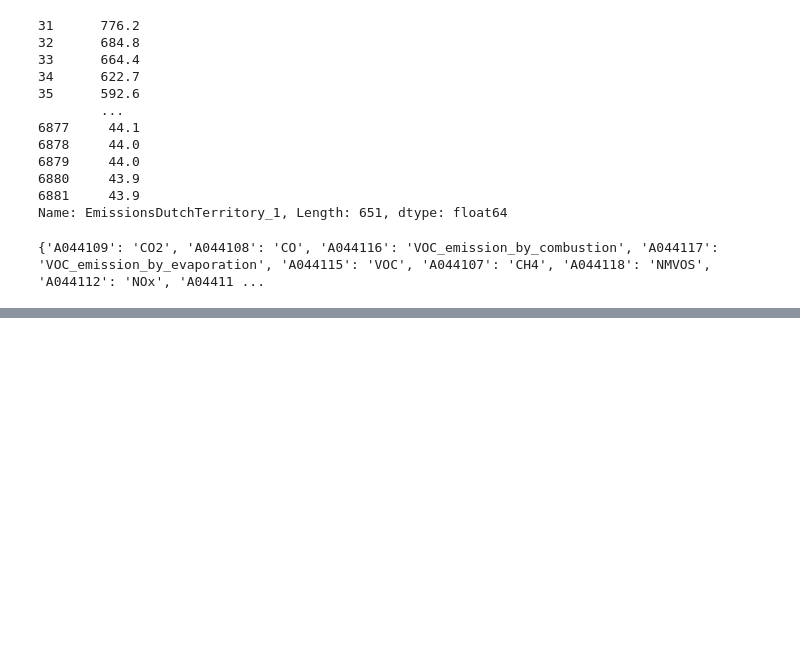
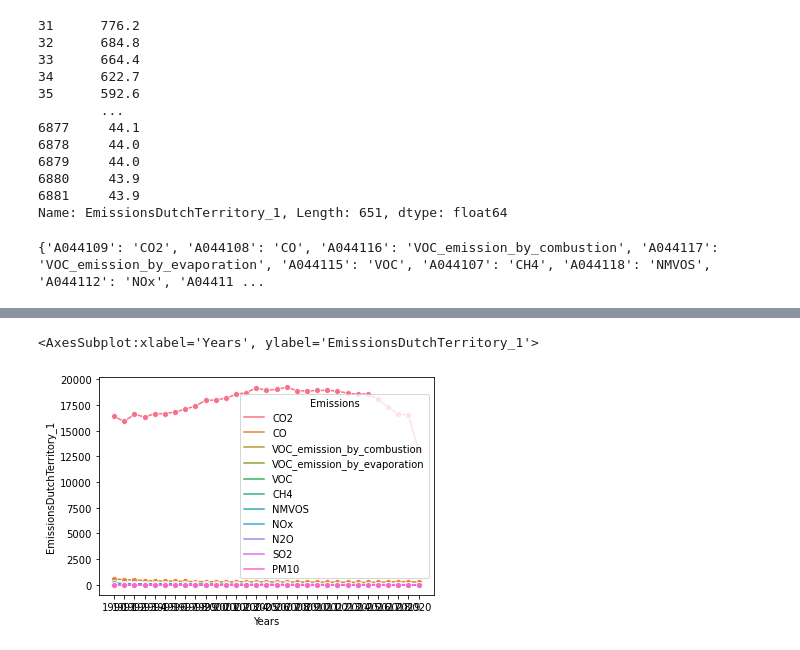
Before and after one commit to ClauCarloni/data_final_project, a Jupyter notebook: renewables_and_environment.ipynb, the cells around one changed output, grey strips where cells are left out. Saved outputs shown, nothing was run; the diff lists cells and outputs as text; code cells hidden in the pictures; blank space fills up the shorter version.

```diff
--- a/renewables_and_environment.ipynb
+++ b/renewables_and_environment.ipynb
@@ -268,4 +315 @@ depc_subset
 341 rows × 3 columns
-# %%
-depc_subset.set_index(depc_subset['Periods'])
-depc_subset
@@ -294,0 +336,5 @@ depc_subset_transp
+# %%
+sns.lineplot(x='Years', y='EmissionsDutchTerritory_1', hue='Emissions', marker="o", data=depc_subset)
+# %% [output]
+<AxesSubplot:xlabel='Years', ylabel='EmissionsDutchTerritory_1'>
+[figure, added]
```
Also changed, not shown: parts of 21 cells of this notebook.
